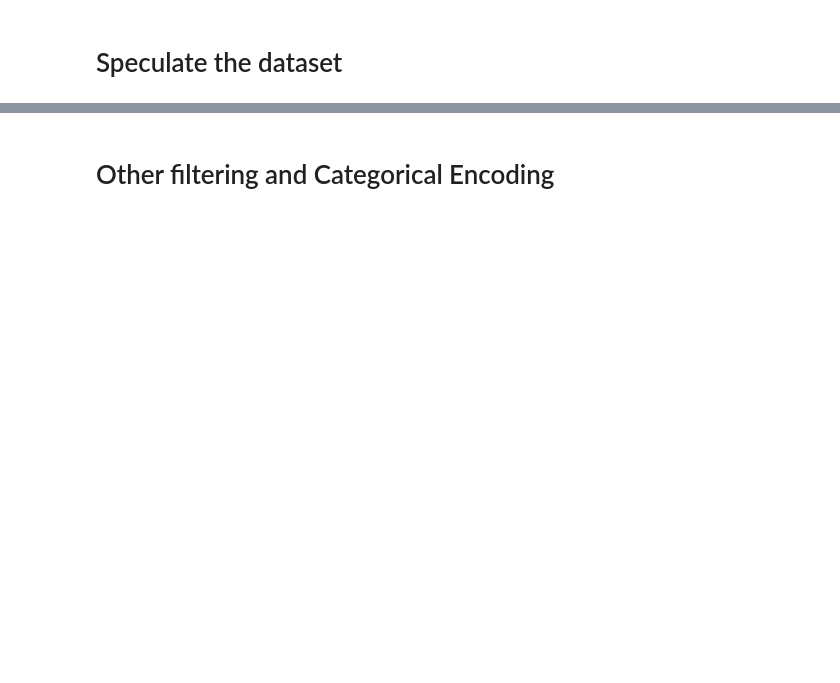
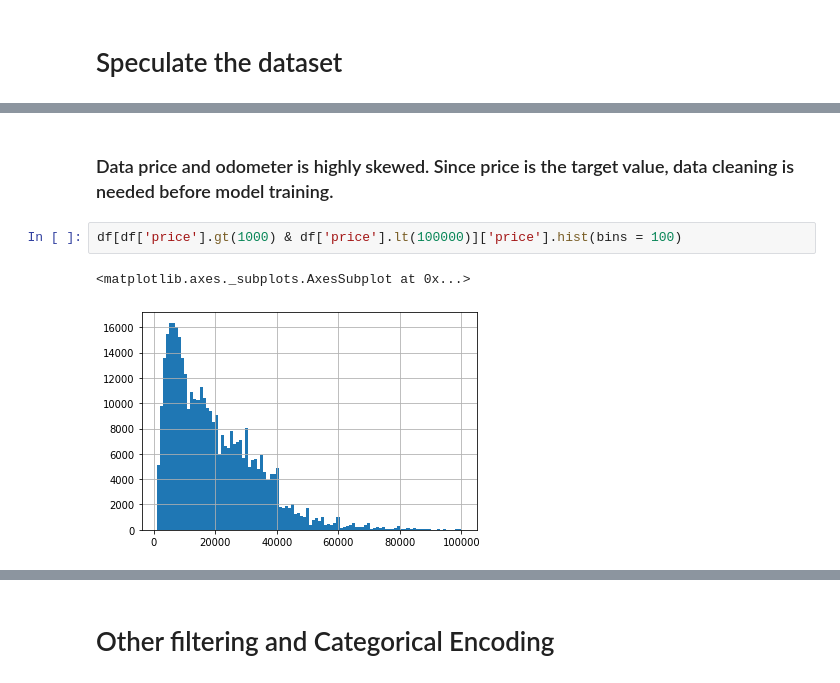
Before and after one commit to zhujunqing1996/Kaggle-used-cars-dataset, a Jupyter notebook: used car data analysis.ipynb, the cells around one changed output, grey strips where cells are left out. Cells and saved outputs as stored; diff of their text form; blank space fills up the shorter version.

```diff
--- a/used car data analysis.ipynb
+++ b/used car data analysis.ipynb
@@ -40,0 +147,7 @@ dtype: float64
+# %% [markdown]
+### Data price and odometer is highly skewed. Since price is the target value, data cleaning is needed before model training.
+# %%
+df[df['price'].gt(1000) & df['price'].lt(100000)]['price'].hist(bins = 100)
+# %% [output]
+<matplotlib.axes._subplots.AxesSubplot at 0x...>
+[figure, added]
```
Also changed, not shown: parts of 60 cells of this notebook.
